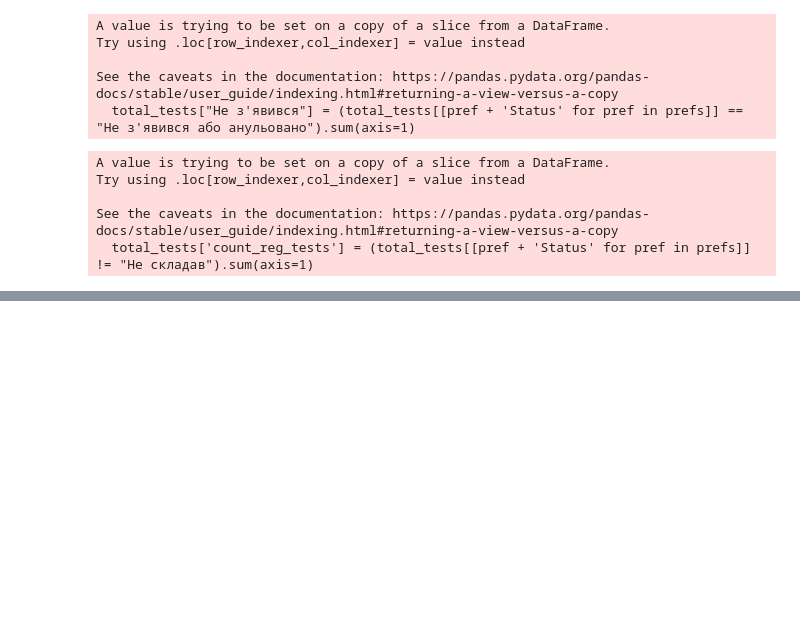
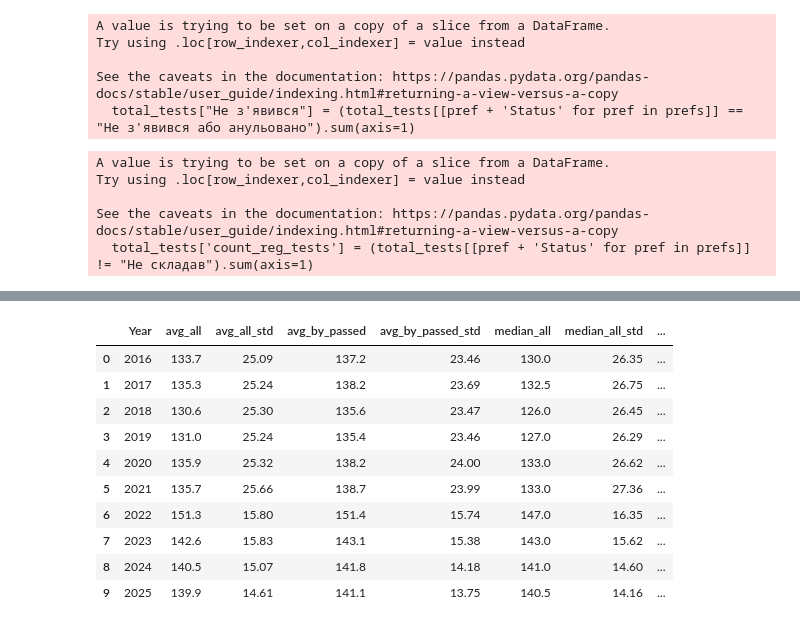
Before and after one commit to Chocopie-DA/ZNO-NMT-score-analysis, a Jupyter notebook: analysis_zno_nmt.ipynb, the cells around one changed output, grey strips where cells are left out. Saved outputs shown, nothing was run; the diff lists cells and outputs as text; code cells hidden in the pictures; blank space fills up the shorter version.

```diff
--- a/analysis_zno_nmt.ipynb
+++ b/analysis_zno_nmt.ipynb
@@ -199,0 +345,2 @@ noshow_by_year
+# %%
+by_year = by_year.rename(columns={'avg_by_person_y': 'Std'})
@@ -199,0 +361,27 @@ noshow_by_year
+# %%
+balls = balls.rename(columns={'avg_by_person':'avg_all',
+                      'median_by_person': 'median_all',
+                      'avg_by_passed_person': 'avg_by_passed',
+                      'median_by_passed_person': 'median_by_passed'})
+# %%
+new_columns = ['Year', 'median_all', 'median_by_passed', 'avg_all', 'avg_by_passed']
+by_year = by_year.rename(columns=dict(zip(list(by_year.columns), new_columns)))
+by_year = by_year.merge(balls.groupby('Year')[['avg_all', 'avg_by_passed', 'median_all', 'median_by_passed']] \
+    .std().round(2).reset_index(), on='Year', suffixes=('', '_std'))
+# %%
+by_year = by_year[['Year', 'avg_all', 'avg_all_std', 'avg_by_passed', 'avg_by_passed_std',
+                 'median_all', 'median_all_std', 'median_by_passed', 'median_by_passed_std']]
+# %%
+by_year
+# %% [output]
+|  | Year | avg_all | avg_all_std | avg_by_passed | avg_by_passed_std | median_all | median_all_std | ... |
+| 0 | 2016 | 133.7 | 25.09 | 137.2 | 23.46 | 130.0 | 26.35 | ... |
+| 1 | 2017 | 135.3 | 25.24 | 138.2 | 23.69 | 132.5 | 26.75 | ... |
+| 2 | 2018 | 130.6 | 25.30 | 135.6 | 23.47 | 126.0 | 26.45 | ... |
+| 3 | 2019 | 131.0 | 25.24 | 135.4 | 23.46 | 127.0 | 26.29 | ... |
+| 4 | 2020 | 135.9 | 25.32 | 138.2 | 24.00 | 133.0 | 26.62 | ... |
+| 5 | 2021 | 135.7 | 25.66 | 138.7 | 23.99 | 133.0 | 27.36 | ... |
+| 6 | 2022 | 151.3 | 15.80 | 151.4 | 15.74 | 147.0 | 16.35 | ... |
+| 7 | 2023 | 142.6 | 15.83 | 143.1 | 15.38 | 143.0 | 15.62 | ... |
+| 8 | 2024 | 140.5 | 15.07 | 141.8 | 14.18 | 141.0 | 14.60 | ... |
+| 9 | 2025 | 139.9 | 14.61 | 141.1 | 13.75 | 140.5 | 14.16 | ... |
```
Also changed, not shown: parts of 41 cells of this notebook, 1 other file.
